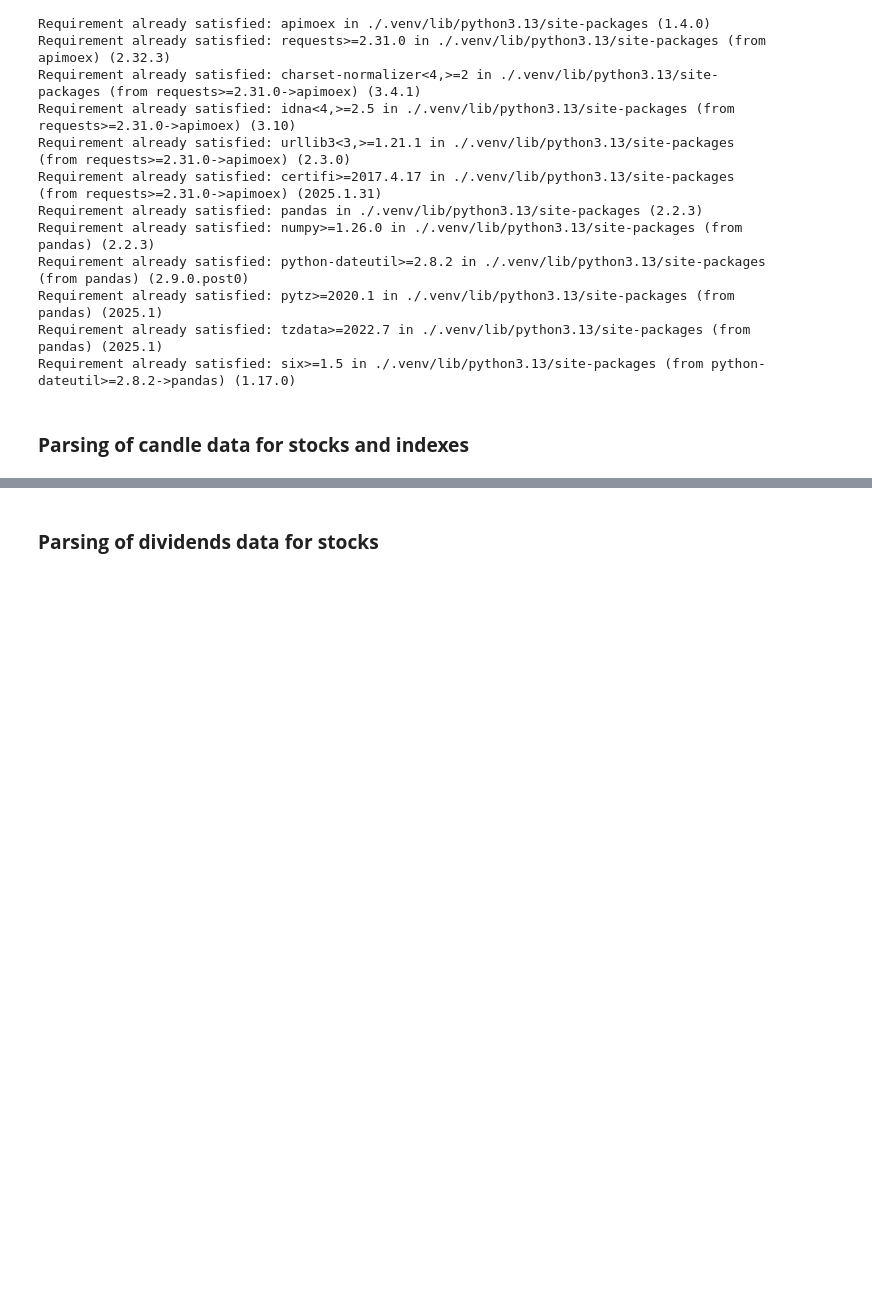
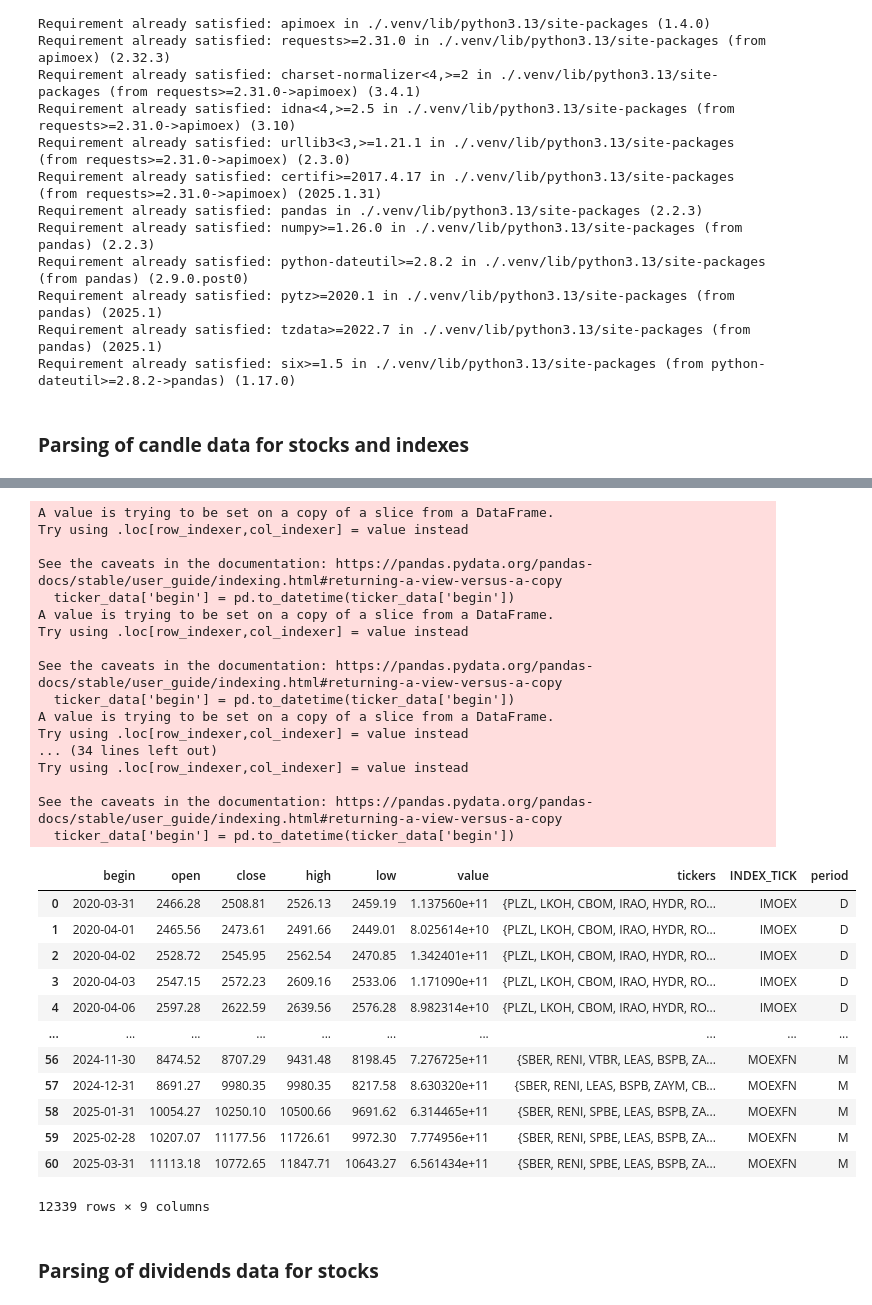
Before and after one commit to Data-Wrangling-and-Visualisation/Visualizing-Russian-Stock-Market, a Jupyter notebook: dataSave.ipynb, the cells around one changed output, grey strips where cells are left out. Drawn from its saved outputs; the diff is of its cells as text; code cells hidden in the pictures; blank space fills up the shorter version.

```diff
--- a/dataSave.ipynb
+++ b/dataSave.ipynb
@@ -120,3 +198,70 @@ Parsing index data for the necessary tickers 100.0 %
+# %%
+# resampling to monthly frequency indexes data
+monthly_df_list_indexes = []
+for ticker in TICK2s:
+    # filtering data for the current ticker
+    ticker_data = combined_data_index[combined_data_index['INDEX_TICK'] == ticker]
+    if isinstance(ticker_data.index, pd.DatetimeIndex):
+        ticker_data.reset_index(inplace=True)  # moving date index to column 'begin'
+
+    # setting 'begin' as datetime index for resampling
+    ticker_data['begin'] = pd.to_datetime(ticker_data['begin'])
+    ticker_data.set_index('begin', inplace=True)
+
+    # resampling to monthly frequency
+    monthly_df = ticker_data.resample('ME').agg({
+        'open': 'first',
+        'close': 'last',
+        'high': 'max',
+        'low': 'min',
+        'value': 'sum',
+        'tickers': 'first',
+        'INDEX_TICK': lambda x: ticker,
+        'period': lambda x: 'M'
+    })
+    monthly_df.reset_index(inplace=True)
+    monthly_df_list_indexes.append(monthly_df)
+
+# combining all monthly data
+fin_index_data = pd.concat(monthly_df_list_indexes)
+
+# combining with original daily data
+combined_data_index['begin'] = combined_data_index['begin'].astype(str)
+fin_index_data['begin'] = fin_index_data['begin'].astype(str)
+final_combined_data_index = pd.concat([combined_data_index, fin_index_data])
+final_combined_data_index.to_json("Database/combined_data_index.json", orient='records', lines=True)
+final_combined_data_index
+# %% [output]
+A value is trying to be set on a copy of a slice from a DataFrame.
+Try using .loc[row_indexer,col_indexer] = value instead
+
+See the caveats in the documentation: https://pandas.pydata.org/pandas-docs/stable/user_guide/indexing.html#returning-a-view-versus-a-copy
+  ticker_data['begin'] = pd.to_datetime(ticker_data['begin'])
+A value is trying to be set on a copy of a slice from a DataFrame.
+Try using .loc[row_indexer,col_indexer] = value instead
+
+See the caveats in the documentation: https://pandas.pydata.org/pandas-docs/stable/user_guide/indexing.html#returning-a-view-versus-a-copy
+  ticker_data['begin'] = pd.to_datetime(ticker_data['begin'])
+A value is trying to be set on a copy of a slice from a DataFrame.
+Try using .loc[row_indexer,col_indexer] = value instead
+... (34 lines left out)
+Try using .loc[row_indexer,col_indexer] = value instead
+
+See the caveats in the documentation: https://pandas.pydata.org/pandas-docs/stable/user_guide/indexing.html#returning-a-view-versus-a-copy
+  ticker_data['begin'] = pd.to_datetime(ticker_data['begin'])
+|  | begin | open | close | high | low | value | tickers | INDEX_TICK | period |
+| 0 | 2020-03-31 | 2466.28 | 2508.81 | 2526.13 | 2459.19 | 1.137560e+11 | {PLZL, LKOH, CBOM, IRAO, HYDR, RO... | IMOEX | D |
+| 1 | 2020-04-01 | 2465.56 | 2473.61 | 2491.66 | 2449.01 | 8.025614e+10 | {PLZL, LKOH, CBOM, IRAO, HYDR, RO... | IMOEX | D |
+| 2 | 2020-04-02 | 2528.72 | 2545.95 | 2562.54 | 2470.85 | 1.342401e+11 | {PLZL, LKOH, CBOM, IRAO, HYDR, RO... | IMOEX | D |
+| 3 | 2020-04-03 | 2547.15 | 2572.23 | 2609.16 | 2533.06 | 1.171090e+11 | {PLZL, LKOH, CBOM, IRAO, HYDR, RO... | IMOEX | D |
+| 4 | 2020-04-06 | 2597.28 | 2622.59 | 2639.56 | 2576.28 | 8.982314e+10 | {PLZL, LKOH, CBOM, IRAO, HYDR, RO... | IMOEX | D |
+| ... | ... | ... | ... | ... | ... | ... | ... | ... | ... |
+| 56 | 2024-11-30 | 8474.52 | 8707.29 | 9431.48 | 8198.45 | 7.276725e+11 | {SBER, RENI, VTBR, LEAS, BSPB, ZA... | MOEXFN | M |
+| 57 | 2024-12-31 | 8691.27 | 9980.35 | 9980.35 | 8217.58 | 8.630320e+11 | {SBER, RENI, LEAS, BSPB, ZAYM, CB... | MOEXFN | M |
+| 58 | 2025-01-31 | 10054.27 | 10250.10 | 10500.66 | 9691.62 | 6.314465e+11 | {SBER, RENI, SPBE, LEAS, BSPB, ZA... | MOEXFN | M |
+| 59 | 2025-02-28 | 10207.07 | 11177.56 | 11726.61 | 9972.30 | 7.774956e+11 | {SBER, RENI, SPBE, LEAS, BSPB, ZA... | MOEXFN | M |
+| 60 | 2025-03-31 | 11113.18 | 10772.65 | 11847.71 | 10643.27 | 6.561434e+11 | {SBER, RENI, SPBE, LEAS, BSPB, ZA... | MOEXFN | M |
+12339 rows × 9 columns
 # %% [markdown]
 <h3><b>Parsing of dividends data for stocks</b></h3>
 # %%
```
Also changed, not shown: parts of 2 cells of this notebook, 3 other files.
